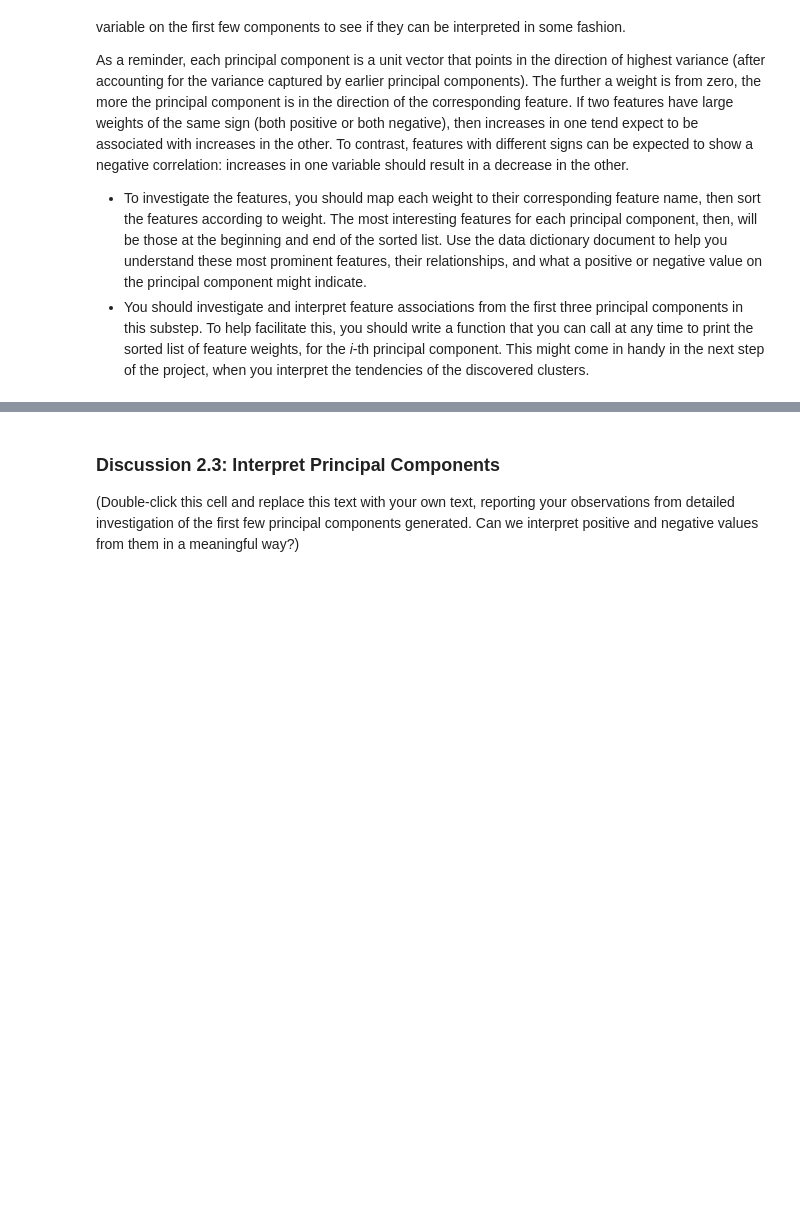
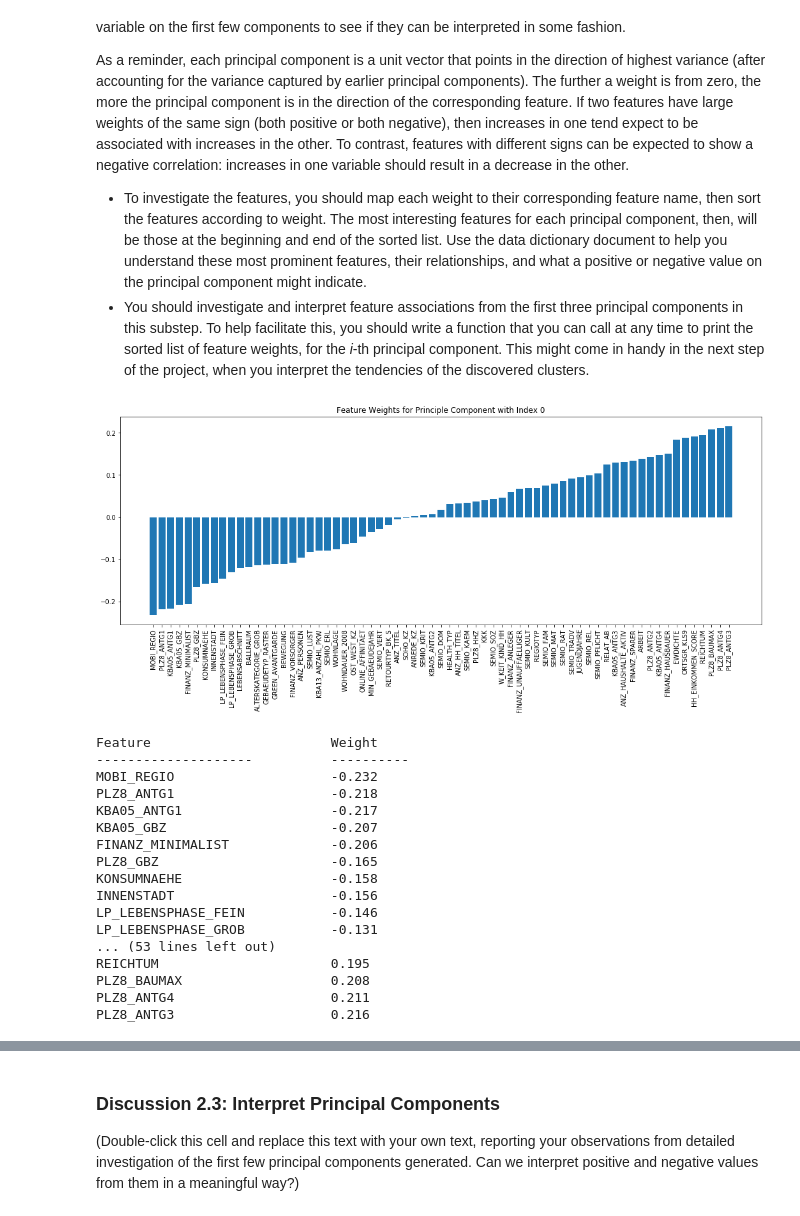
Before and after one commit to joshtice/Udacity_clustering_project, a Jupyter notebook: Identify_Customer_Segments.ipynb, the cells around one changed output, grey strips where cells are left out. Saved outputs shown, nothing was run; the diff lists cells and outputs as text; code cells hidden in the pictures; blank space fills up the shorter version.

```diff
--- a/Identify_Customer_Segments.ipynb
+++ b/Identify_Customer_Segments.ipynb
@@ -635,7 +645,8 @@ plt.show()
 # Re-apply PCA to the data while selecting for number of components to retain.
 
 pca2 = PCA(n_components=10)
-dim_reduced_data = pca2.fit_transform(scaled_data)
+pca2 = pca2.fit(scaled_data)
+dim_reduced_data = pca2.transform(scaled_data)
 # %% [markdown]
 ### Discussion 2.2: Perform Dimensionality Reduction
 
@@ -649,11 +660,62 @@ As a reminder, each principal component is a unit vector that points in the dire
 
 - To investigate the features, you should map each weight to their corresponding feature name, then sort the features according to weight. The most interesting features for each principal component, then, will be those at the beginning and end of the sorted list. Use the data dictionary document to help you understand these most prominent features, their relationships, and what a positive or negative value on the principal component might indicate.
 - You should investigate and interpret feature associations from the first three principal components in this substep. To help facilitate this, you should write a function that you can call at any time to print the sorted list of feature weights, for the *i*-th principal component. This might come in handy in the next step of the project, when you interpret the tendencies of the discovered clusters.
+# %%
+def graph_component(pca, features, index):
+    """Plot the weights for each feature for a given principle component
+
+    Parameters
+    ----------
+    pca : sklearn.decomposition.PCA
+        A fitted principle component decomposition
+    features : list-like of strings
+        The features names from the dataset before decomposition
+    index : int
+        Index of the component to analyze
+    """
+
+    w = list(range(len(features)))
+    x = features
+    y = pca.components_[index]
+    sorted_components = sorted(zip(x, y), key=lambda x: x[1])
+    x, y = zip(*sorted_components)
+
+    plt.figure(figsize=(18,6))
+    plt.bar(w, y, tick_label=x)
+    plt.title("Feature Weights for Principle Component with Index {}".format(index))
+    plt.xticks(rotation=90)
+    plt.show()
+
+    print("{:<30}{:<10}".format('Feature', 'Weight'))
+    print("--------------------          ----------")
+    for i, j in sorted_components:
+        print("{:<30}{:<10.3f}".format(i, j))
 # %%
 # Map weights for the first principal component to corresponding feature names
 # and then print the linked values, sorted by weight.
 # HINT: Try defining a function here or in a new cell that you can reuse in the
 # other cells.
+
+graph_component(pca=pca2, features=df_cleaned_no_na.columns, index=0)
+# %% [output]
+[figure, added]
+Feature                       Weight
+--------------------          ----------
+MOBI_REGIO                    -0.232
+PLZ8_ANTG1                    -0.218
+KBA05_ANTG1                   -0.217
+KBA05_GBZ                     -0.207
+FINANZ_MINIMALIST             -0.206
+PLZ8_GBZ                      -0.165
+KONSUMNAEHE                   -0.158
+INNENSTADT                    -0.156
+LP_LEBENSPHASE_FEIN           -0.146
+LP_LEBENSPHASE_GROB           -0.131
+... (53 lines left out)
+REICHTUM                      0.195
+PLZ8_BAUMAX                   0.208
+PLZ8_ANTG4                    0.211
+PLZ8_ANTG3                    0.216
 # %%
 # Map weights for the second principal component to corresponding feature names
 # and then print the linked values, sorted by weight.
```
Also changed, not shown: parts of 6 cells of this notebook.
